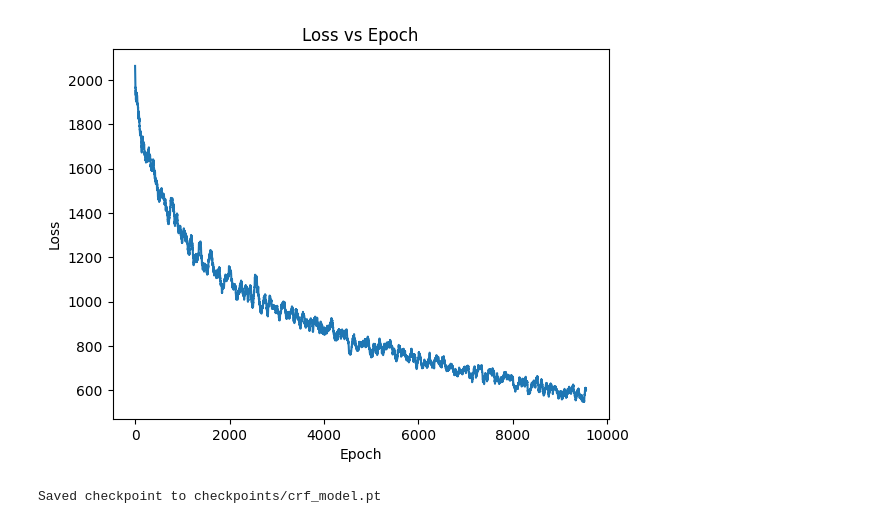
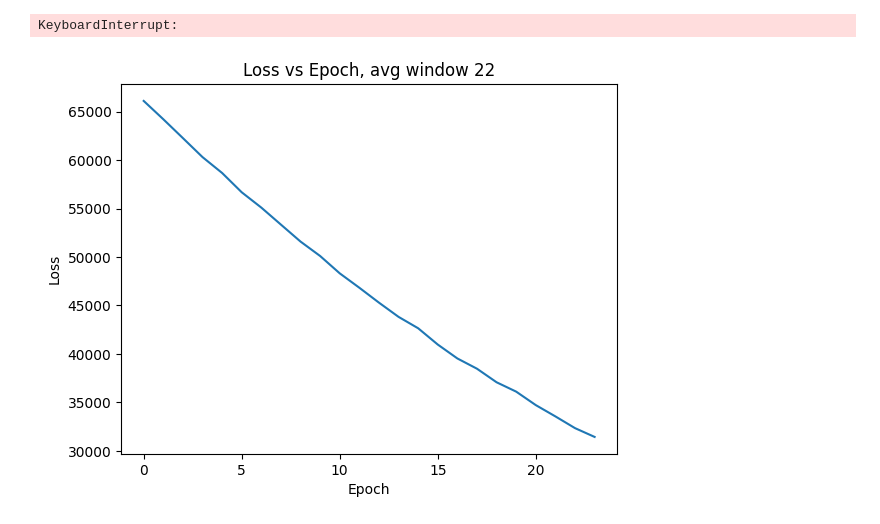
Before and after one commit to johng149/CRFLM, a Jupyter notebook: train.ipynb, the cells around one changed output. Drawn from its saved outputs; the diff is of its cells as text; code cells hidden in the pictures.

Commit message:
Working on training

```diff
--- a/train.ipynb
+++ b/train.ipynb
@@ -120,16 +183,12 @@ losses = []
+# %%
+writer = SummaryWriter(log_dir=log_dir)
 # %%
 squad_iter = iter(squadDataloader)
 dolly_iter = iter(dollyDataloader)
 # %%
-epochs = 500
+epochs = 70000
-# %%
-# uncomment to load checkpoint
-checkpoint = torch.load(path)
-crf.load_state_dict(checkpoint['model_state_dict'])
-optm.load_state_dict(checkpoint['optimizer_state_dict'])
-losses = checkpoint['losses']
 # %%
-for epoch in tqdm(range(epochs)):
+for epoch in (pbar := tqdm(range(epochs))):
     try:
         batch = next(squad_iter)
     except StopIteration:
@@ -144,7 +203,7 @@ for epoch in tqdm(range(epochs)):
     unlike_loss = unlikelihood_loss(logits, answer, k, allow_self_repeats_idx=pad_idx)
 
     logits = logits.reshape(-1, vocab_size)
-    logits_loss = torch.nn.functional.cross_entropy(logits, answer.reshape(-1), ignore_index=pad_idx)
+    logits_loss = torch.nn.functional.cross_entropy(logits, answer.reshape(-1), ignore_index=pad_idx if nll_ignore_padding_idx else -100)
     total_loss = logits_loss + torch.sum(crf_losses) + unlike_loss
 
     optm.zero_grad()
@@ -152,3 +211,10 @@ for epoch in tqdm(range(epochs)):
     total_loss.backward()
     torch.nn.utils.clip_grad_norm_(crf.parameters(), 1.0)
     optm.step()
+
+    writer.add_scalar("Loss/train", losses[-1], epoch)
+    pbar.set_description(f"Epoch {epoch}, loss: {losses[-1]:.2f}")
+    if epoch % 10 == 0:
+        save_checkpoint(losses, model, crf, optm)
+# %% [output]
+KeyboardInterrupt:
@@ -156,26 +224,13 @@ for epoch in tqdm(range(epochs)):
 import matplotlib.pyplot as plt
 import numpy as np
 # %%
-# Plot the losses with window size equal to (epochs / 20)
-window_size = 50
+# Plot the losses
+window_size = min(500, len(losses) // 2)
 avg = np.convolve(losses, np.ones(window_size), 'valid') / window_size
 plt.plot(avg)
 plt.ylabel('Loss')
 plt.xlabel('Epoch')
-plt.title('Loss vs Epoch')
+plt.title(f'Loss vs Epoch, avg window {window_size}')
 plt.show()
 # %% [output]
-[figure, old version]
+[figure, new version]
-# %%
-# save general checkpoint to resume training later
-path = "checkpoints/crf_model.pt"
-torch.save({
-    'epoch': len(losses),
-    'model_state_dict': crf.state_dict(),
-    'optimizer_state_dict': optm.state_dict(),
-    'loss': losses[-1],
-    'losses': losses
-}, path)
-print(f"Saved checkpoint to {path}")
-# %% [output]
-Saved checkpoint to checkpoints/crf_model.pt
```
Also changed, not shown: parts of 35 cells of this notebook, 4 other files.
